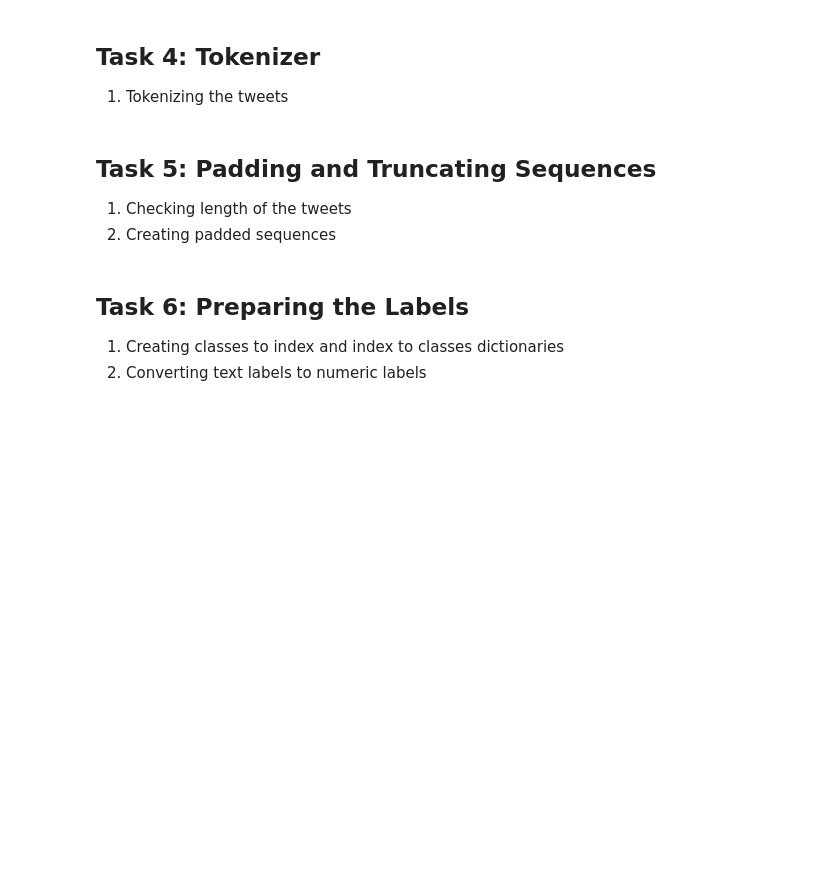
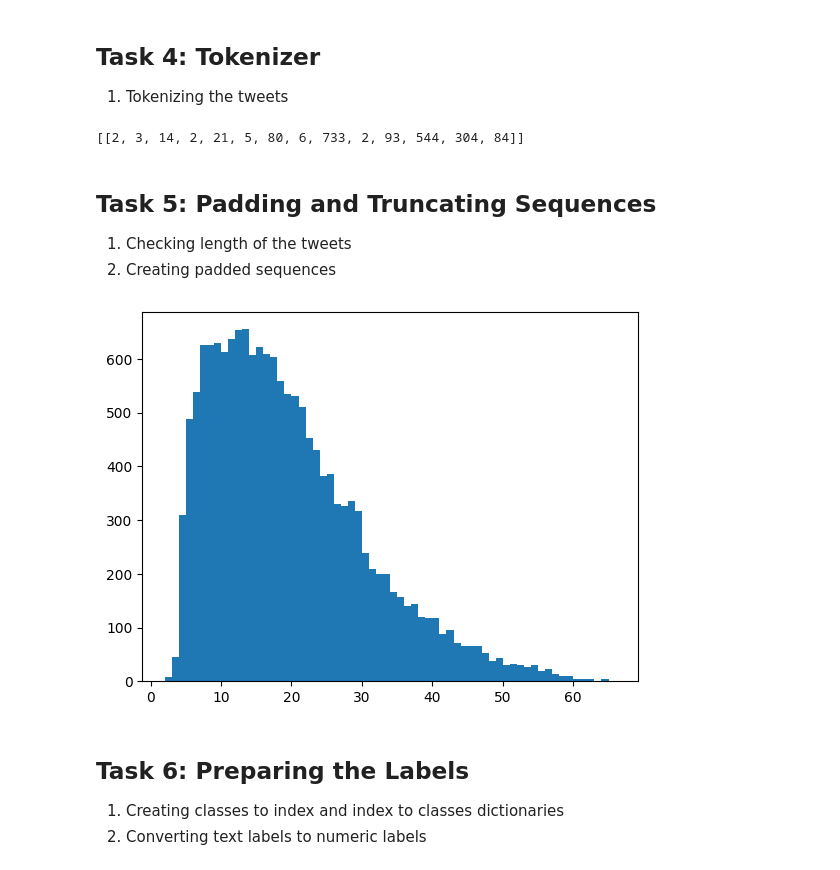
Before and after one commit to harshithgowdakc/-Tweet-Emotion-Recognition, a Jupyter notebook: Copy_of_Tweet_Emotion_Recognition_Learner.ipynb, the cells around one changed output. Cells and saved outputs as stored; diff of their text form; code cells hidden in the pictures; blank space fills up the shorter version.

```diff
--- a/Copy_of_Tweet_Emotion_Recognition_Learner.ipynb
+++ b/Copy_of_Tweet_Emotion_Recognition_Learner.ipynb
@@ -190,5 +144,20 @@ tweets[10], labels[10]
+# %%
+tokenizer = Tokenizer(num_words=10000, oov_token='<UNK>')
+
+tokenizer.fit_on_texts(tweets)
+
+print(tokenizer.texts_to_sequences([tweets[10]]))
+# %% [output]
+[[2, 3, 14, 2, 21, 5, 80, 6, 733, 2, 93, 544, 304, 84]]
 # %% [markdown]
 ## Task 5: Padding and Truncating Sequences
 
 1. Checking length of the tweets
 2. Creating padded sequences
+# %%
+lengths = [len(t.split(' ')) for t in tweets]
+
+plt.hist(lengths, bins=len(set(lengths)))
+plt.show()
+# %% [output]
+[figure, added]
```
Also changed, not shown: parts of 4 cells of this notebook.
